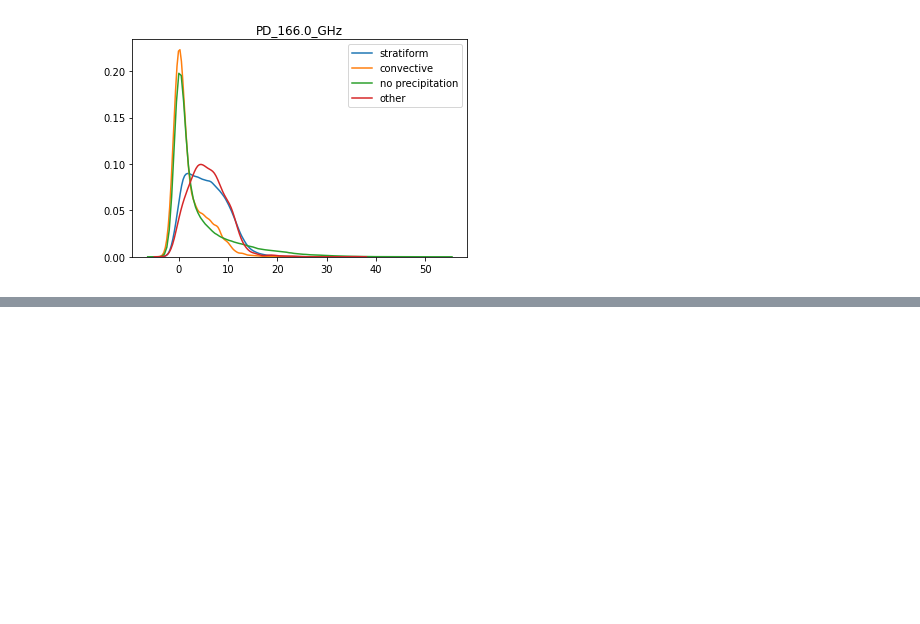
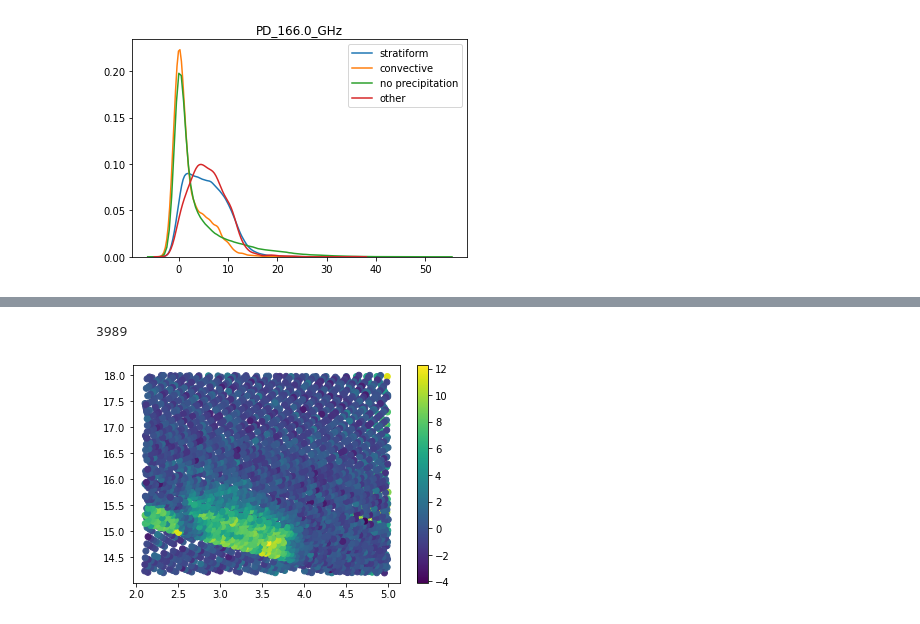
Before and after one commit to SD325/NASA_Internship_2020, a Jupyter notebook: NASA_Initial_Data_Exploration.ipynb, the cells around one changed output, grey strips where cells are left out. Drawn from its saved outputs; the diff is of its cells as text; code cells hidden in the pictures; blank space fills up the shorter version.

Commit message:
adjusting squall line case plot

```diff
--- a/NASA_Initial_Data_Exploration.ipynb
+++ b/NASA_Initial_Data_Exploration.ipynb
@@ -201,0 +234,29 @@ Saved to /content/drive/My Drive/data/NASA_2020/plots/PD_166.0_GHz.png
+# %%
+'''
+lat boundary: [-2.1, -5.0] ?? --> maybe [2.1, 5.0]
+lon boundary: [14.2, 18.0]
+'''
+def get_heatmap_points(lat_bounds, lon_bounds, df, epsilon=0):
+  lat = []
+  lon = []
+  counts = []
+  counter = 0
+  for idx, x in np.ndenumerate(df):
+    # print(idx, x)
+    if (lat_bounds[0] - epsilon <= data['latc'][idx] <= lat_bounds[1] + epsilon) and (lon_bounds[0] - epsilon <= data['lonc'][idx] <= lon_bounds[1] + epsilon):
+      lat.append(data['latc'][idx])
+      lon.append(data['lonc'][idx])
+      counts.append(x)
+      counter += 1
+  print(counter)
+  return lat, lon, counts
+# %%
+lat, lon, counts = get_heatmap_points([2.1, 5.0], [14.2, 18.0], PD['166.0'])
+# %% [output]
+3989
+# %%
+plt.scatter(lat, lon, c=counts)
+plt.colorbar()
+plt.show()
+# %% [output]
+[figure, added]
```
Also changed, not shown: parts of 6 cells of this notebook.
